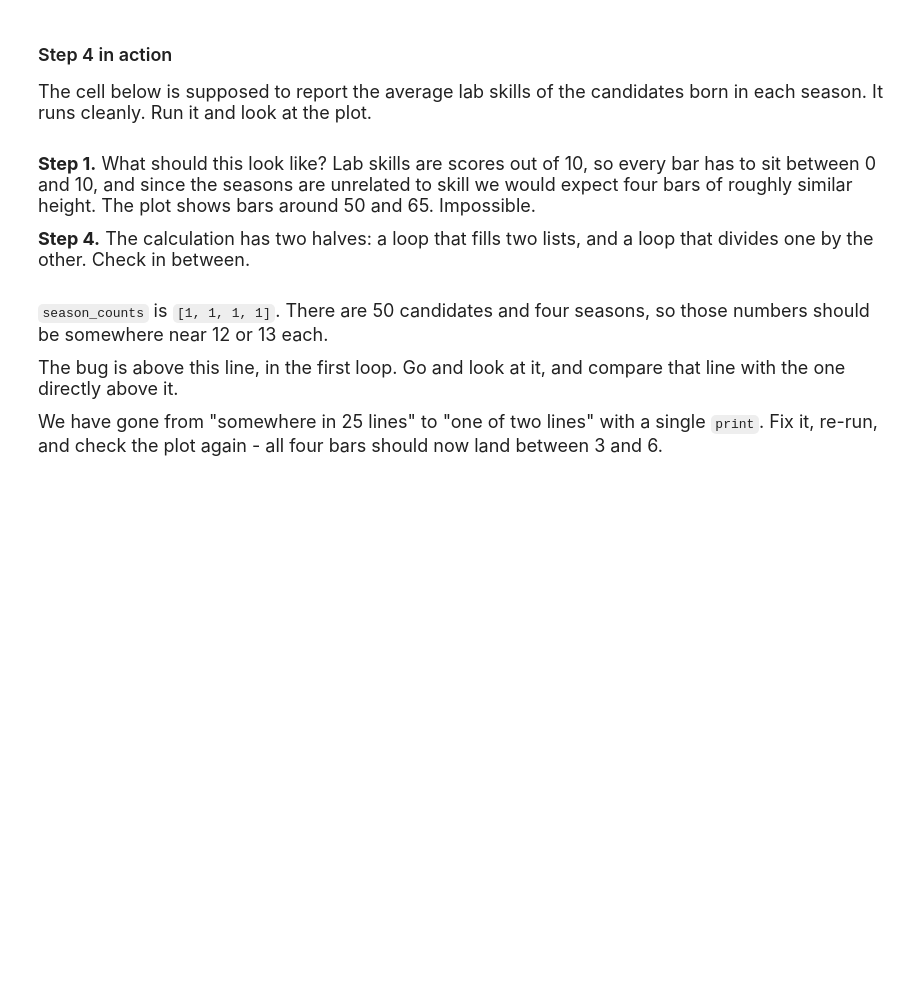
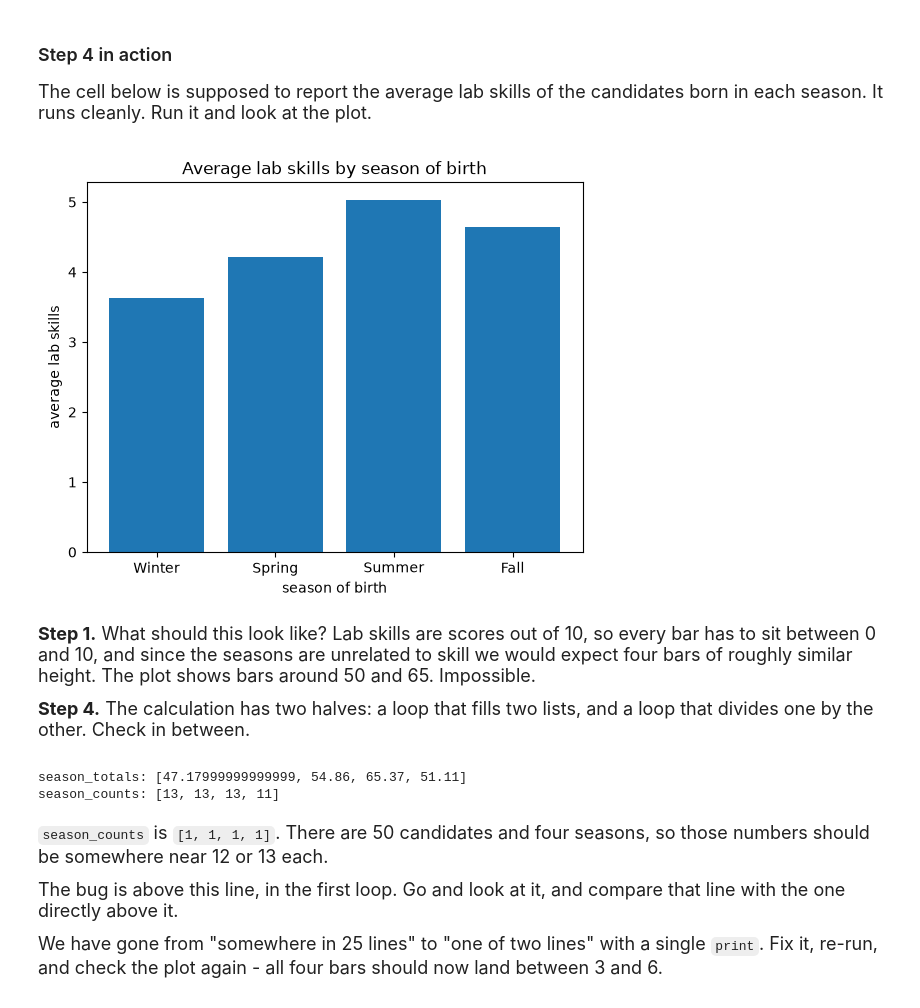
Before and after one commit to JoshuaKozo/datasci185fall2026, a Jupyter notebook: Lecture_13_Silent_Errors/Lecture13 copy.ipynb, the cells around one changed output. Cells and saved outputs as stored; diff of their text form; code cells hidden in the pictures; blank space fills up the shorter version.

```diff
--- a/Lecture_13_Silent_Errors/Lecture13 copy.ipynb
+++ b/Lecture_13_Silent_Errors/Lecture13 copy.ipynb
@@ -735,31 +754,33 @@ The cell below is supposed to report the average lab skills of the candidates bo
 # %%
 season_names = ["Winter", "Spring", "Summer", "Fall"]
 season_totals = [0, 0, 0, 0]
 season_counts = [0, 0, 0, 0]
 
 for name in list(lab_partners.keys()):
     month = lab_partners[name]["month"]
     skill = lab_partners[name]["lab_skills"]
 
     if month in ["December", "January", "February"]:
         position = 0
     elif month in ["March", "April", "May"]:
         position = 1
     elif month in ["June", "July", "August"]:
         position = 2
     else:
         position = 3
 
-    season_totals[position] = season_totals[position] + skill
-    season_counts[position] = 1
+    season_totals[position] += skill
+    season_counts[position] += 1
 
 season_averages = []
 for position in range(4):
     season_averages.append(season_totals[position] / season_counts[position])
 
 labeled_bar_plot(x_vals = season_names, heights = season_averages,
     xlabel = "season of birth", ylabel = "average lab skills",
     title = "Average lab skills by season of birth")
+# %% [output]
+[figure, added]
 # %% [markdown]
 <font size = "4">
 
@@ -769,6 +790,9 @@ labeled_bar_plot(x_vals = season_names, heights = season_averages,
 # %%
 print("season_totals:", season_totals)
 print("season_counts:", season_counts)
+# %% [output]
+season_totals: [47.17999999999999, 54.86, 65.37, 51.11]
+season_counts: [13, 13, 13, 11]
 # %% [markdown]
 <font size = "4">
 
```
Also changed, not shown: parts of 6 cells of this notebook.
